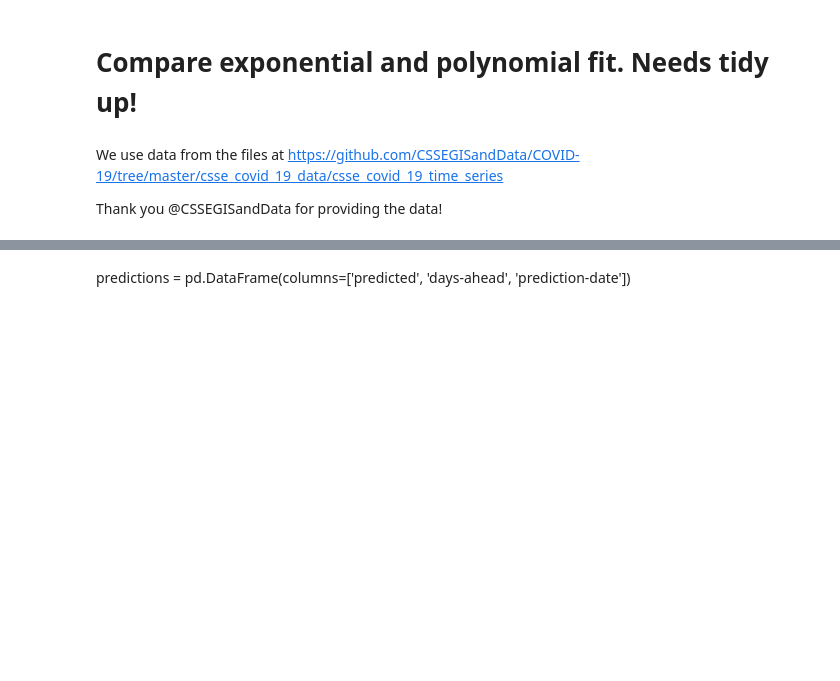
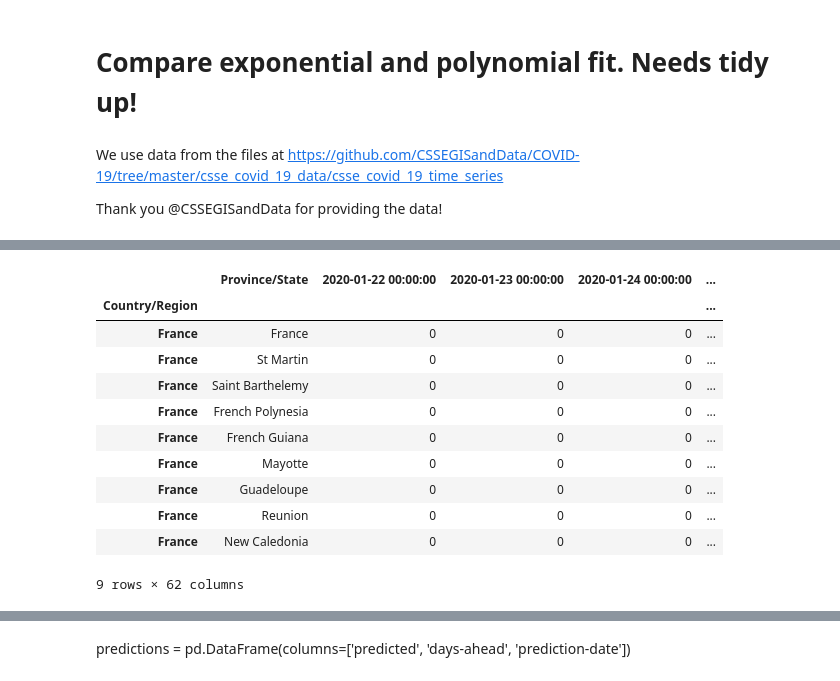
Before and after one commit to oscovida/oscovida, a Jupyter notebook: current-trends.ipynb, the cells around one changed output, grey strips where cells are left out. Drawn from its saved outputs; the diff is of its cells as text; code cells hidden in the pictures; blank space fills up the shorter version.

```diff
--- a/current-trends.ipynb
+++ b/current-trends.ipynb
@@ -97 +121,16 @@ Recovered : last data point from 2020-03-21 00:00:00
+# %%
+deaths.loc['France']
+# %% [output]
+|  | Province/State | 2020-01-22 00:00:00 | 2020-01-23 00:00:00 | 2020-01-24 00:00:00 | ... |
+| Country/Region |  |  |  |  | ... |
+| France | France | 0 | 0 | 0 | ... |
+| France | St Martin | 0 | 0 | 0 | ... |
+| France | Saint Barthelemy | 0 | 0 | 0 | ... |
+| France | French Polynesia | 0 | 0 | 0 | ... |
+| France | French Guiana | 0 | 0 | 0 | ... |
+| France | Mayotte | 0 | 0 | 0 | ... |
+| France | Guadeloupe | 0 | 0 | 0 | ... |
+| France | Reunion | 0 | 0 | 0 | ... |
+| France | New Caledonia | 0 | 0 | 0 | ... |
+9 rows × 62 columns
 # %%
```
Also changed, not shown: parts of 48 cells of this notebook.
